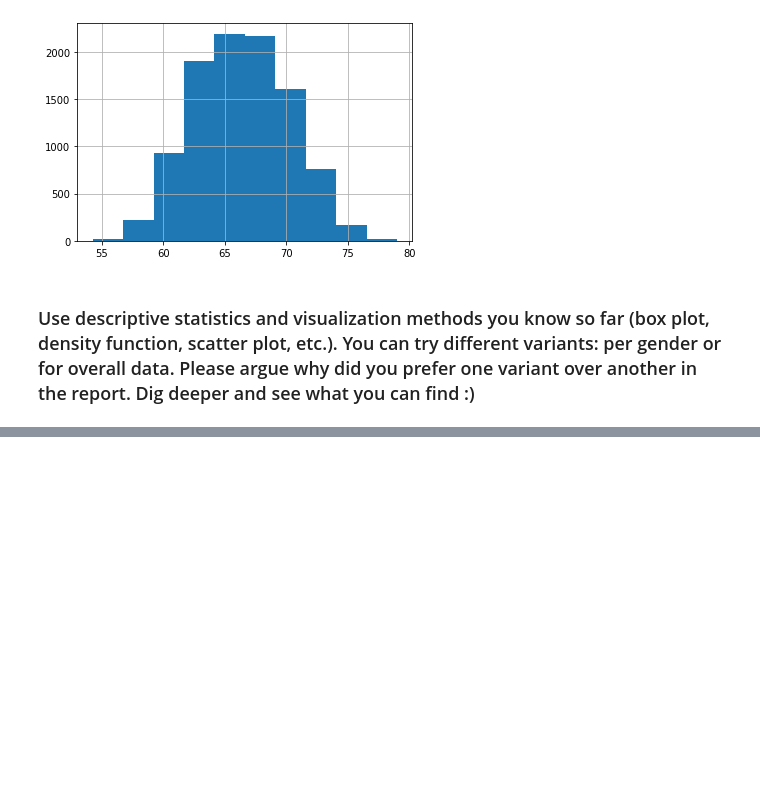
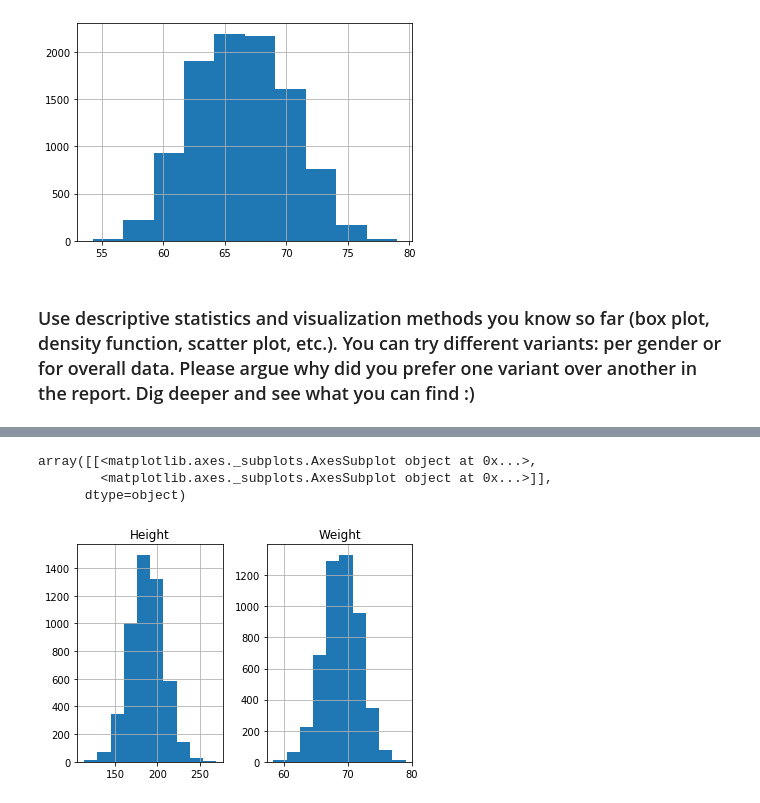
Before and after one commit to n0rso/YSU_data_mining, a Jupyter notebook: HW1/Assignment 1.ipynb, the cells around one changed output, grey strips where cells are left out. Saved outputs shown, nothing was run; the diff lists cells and outputs as text; code cells hidden in the pictures; blank space fills up the shorter version.

```diff
--- a/HW1/Assignment 1.ipynb
+++ b/HW1/Assignment 1.ipynb
@@ -135,0 +163,7 @@ data["Weight"].hist()
+# %%
+data_m.hist()
+# %% [output]
+array([[<matplotlib.axes._subplots.AxesSubplot object at 0x...>,
+        <matplotlib.axes._subplots.AxesSubplot object at 0x...>]],
+      dtype=object)
+[figure, added]
```
Also changed, not shown: parts of 10 cells of this notebook.
